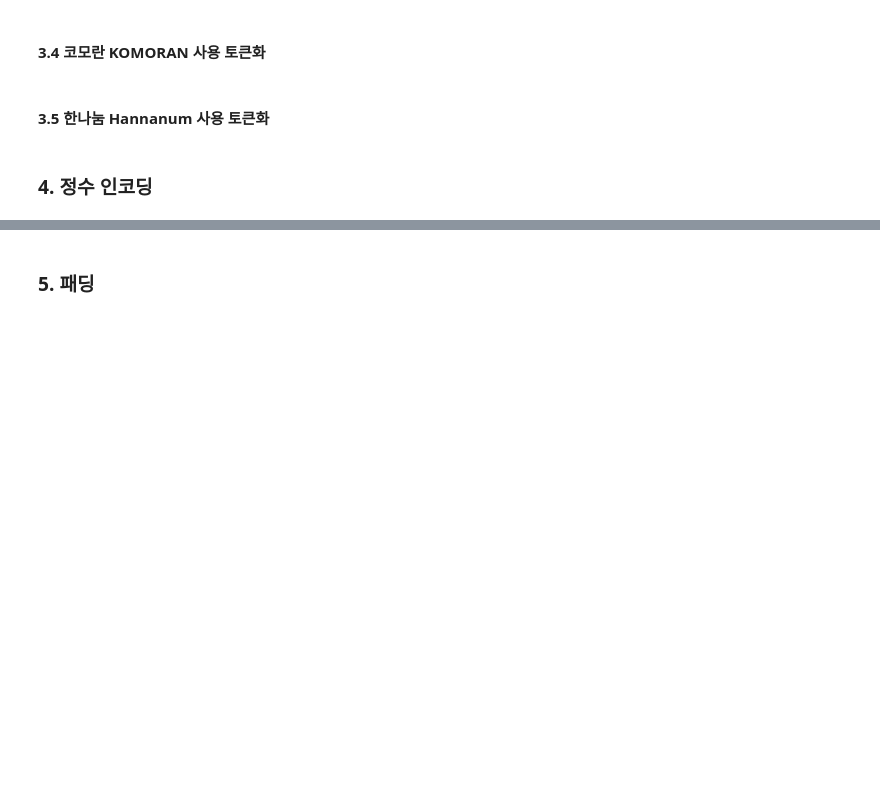
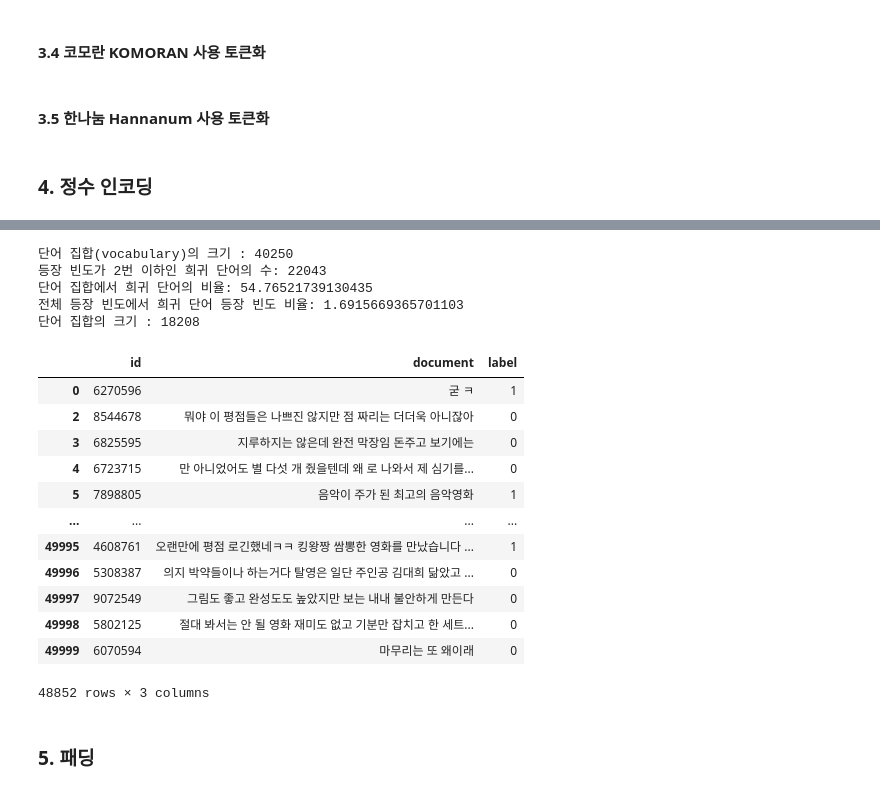
Before and after one commit to huitaek/project-nlp, a Jupyter notebook: preprocessing.ipynb, the cells around one changed output, grey strips where cells are left out. Drawn from its saved outputs; the diff is of its cells as text; code cells hidden in the pictures; blank space fills up the shorter version.

```diff
--- a/preprocessing.ipynb
+++ b/preprocessing.ipynb
@@ -177,3 +177,5 @@ print(spaced_sentence)
 걍 인피니트가 짱이 다 진짜 짱이다
 # %%
 train_data['document'] = train_data['document'].apply(spacing)
+# %%
+test_data['document'] = test_data['document'].apply(spacing)
@@ -306 +357,35 @@ okt_x_train
+# %%
+tokenizer = Tokenizer()
+tokenizer.fit_on_texts(okt_x_train)
+
+threshold = 3
+total_cnt = len(tokenizer.word_index) # 단어의 수
+rare_cnt = 0 # 등장 빈도수가 threshold보다 작은 단어의 개수를 카운트
+total_freq = 0 # 훈련 데이터의 전체 단어 빈도수 총 합
+rare_freq = 0 # 등장 빈도수가 threshold보다 작은 단어의 등장 빈도
+
+# 단어와 빈도수의 쌍(pair)을 key와 value로 받는다.
+for key, value in tokenizer.word_counts.items():
+    total_freq = total_freq + value
+
+    # 단어의 등장 빈도수가 threshold보다 작으면
+    if(value < threshold):
+        rare_cnt = rare_cnt + 1
+        rare_freq = rare_freq + value
+
+print('단어 집합(vocabulary)의 크기 :',total_cnt)
+print('등장 빈도가 %s번 이하인 희귀 단어의 수: %s'%(threshold - 1, rare_cnt))
+print("단어 집합에서 희귀 단어의 비율:", (rare_cnt / total_cnt)*100)
+print("전체 등장 빈도에서 희귀 단어 등장 빈도 비율:", (rare_freq / total_freq)*100)
+
+# 전체 단어 개수 중 빈도수 2이하인 단어는 제거.
+# 0번 패딩 토큰을 고려하여 + 1
+vocab_size = total_cnt - rare_cnt + 1
+print('단어 집합의 크기 :',vocab_size)
+# %% [output]
+단어 집합(vocabulary)의 크기 : 40250
+등장 빈도가 2번 이하인 희귀 단어의 수: 22043
+단어 집합에서 희귀 단어의 비율: 54.76521739130435
+전체 등장 빈도에서 희귀 단어 등장 빈도 비율: 1.6915669365701103
+단어 집합의 크기 : 18208
 # %%
@@ -310,0 +396,16 @@ print(tokenizer.word_index)
+# %%
+test_data
+# %% [output]
+|  | id | document | label |
+| 0 | 6270596 | 굳 ㅋ | 1 |
+| 2 | 8544678 | 뭐야 이 평점들은 나쁘진 않지만 점 짜리는 더더욱 아니잖아 | 0 |
+| 3 | 6825595 | 지루하지는 않은데 완전 막장임 돈주고 보기에는 | 0 |
+| 4 | 6723715 | 만 아니었어도 별 다섯 개 줬을텐데 왜 로 나와서 제 심기를... | 0 |
+| 5 | 7898805 | 음악이 주가 된 최고의 음악영화 | 1 |
+| ... | ... | ... | ... |
+| 49995 | 4608761 | 오랜만에 평점 로긴했네ㅋㅋ 킹왕짱 쌈뽕한 영화를 만났습니다 ... | 1 |
+| 49996 | 5308387 | 의지 박약들이나 하는거다 탈영은 일단 주인공 김대희 닮았고 ... | 0 |
+| 49997 | 9072549 | 그림도 좋고 완성도도 높았지만 보는 내내 불안하게 만든다 | 0 |
+| 49998 | 5802125 | 절대 봐서는 안 될 영화 재미도 없고 기분만 잡치고 한 세트... | 0 |
+| 49999 | 6070594 | 마무리는 또 왜이래 | 0 |
+48852 rows × 3 columns
```
Also changed, not shown: parts of 21 cells of this notebook, 4 other files.
